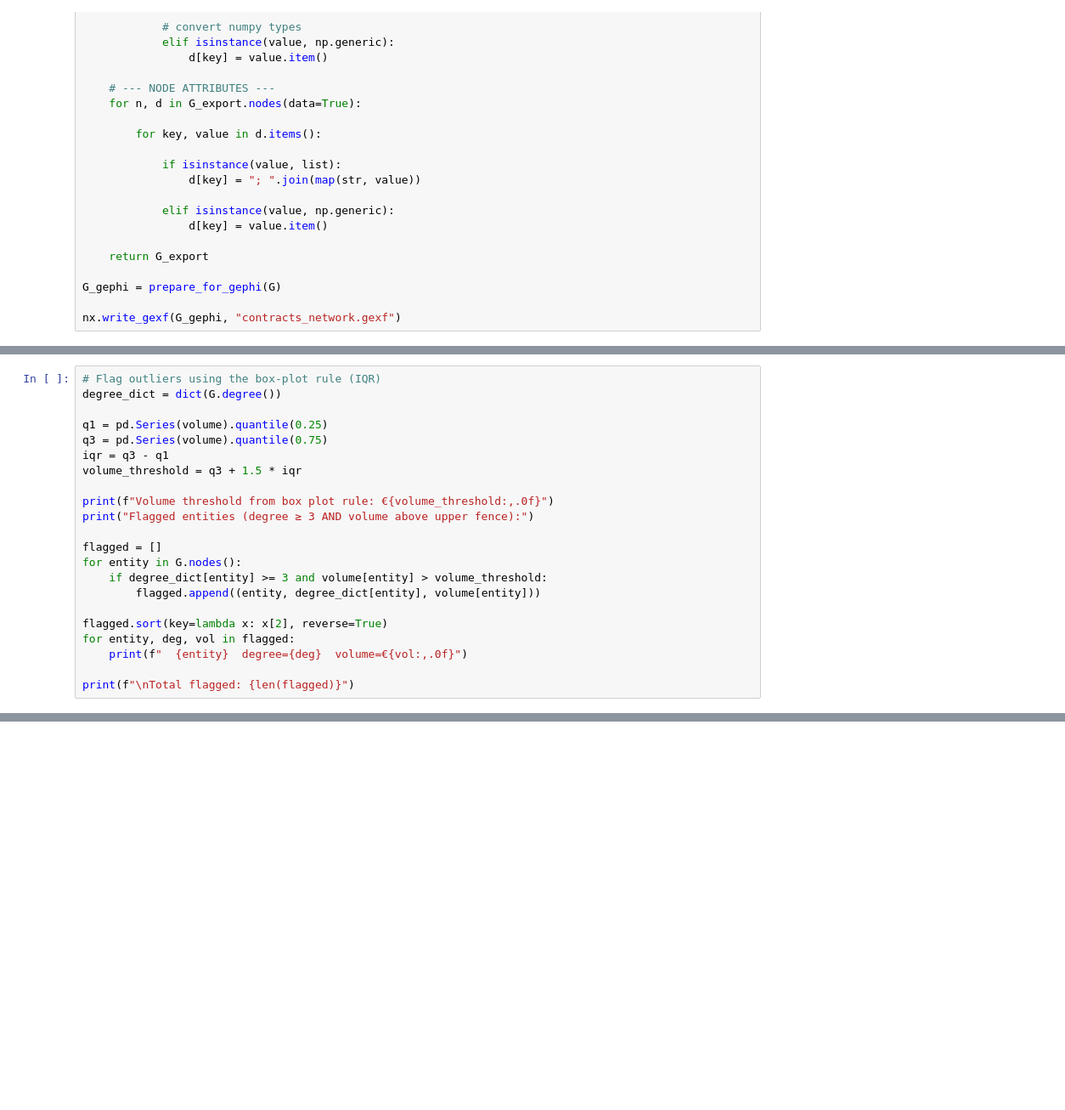
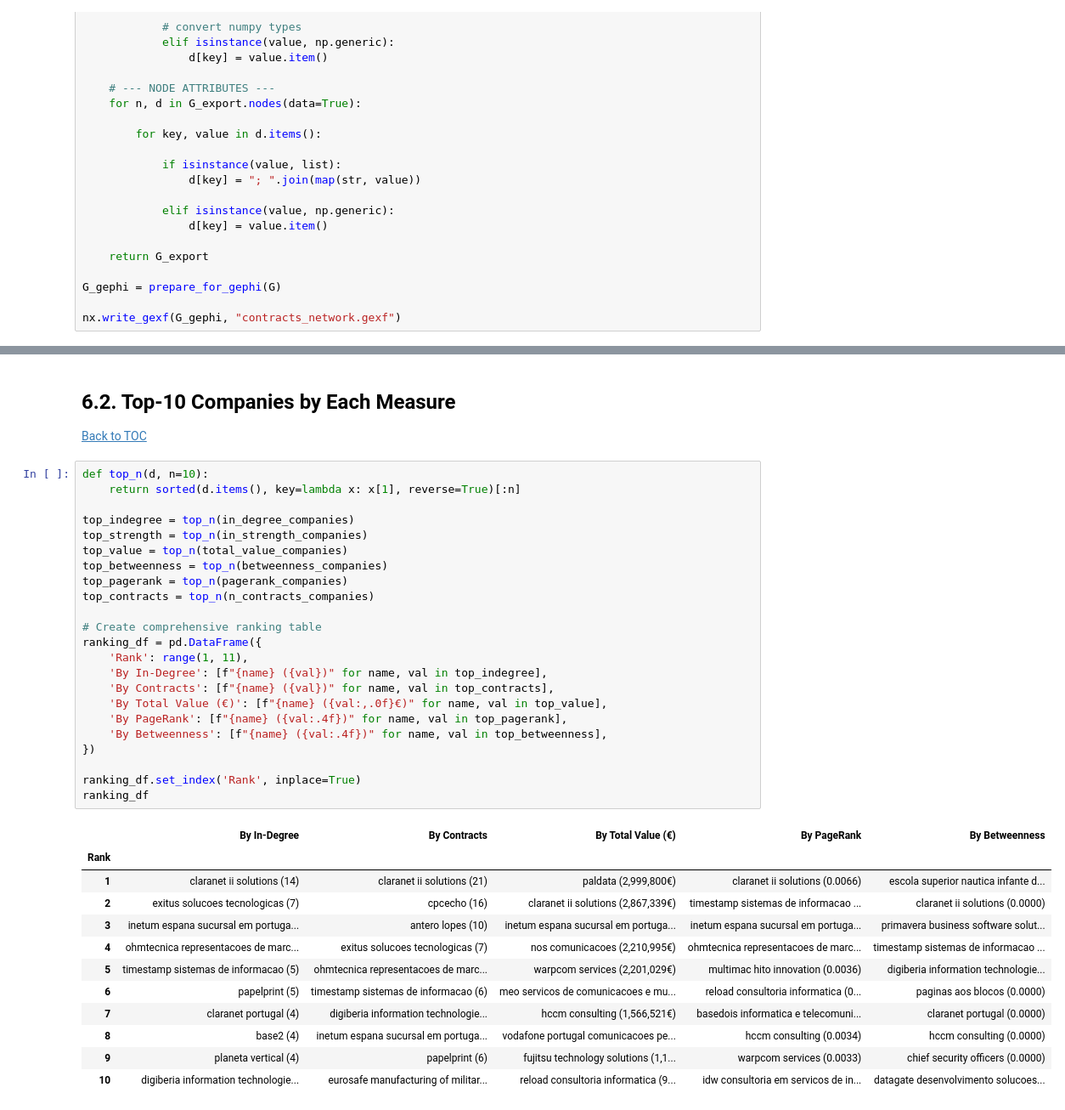
Before and after one commit to beatrizmarques2005/network-analysis, a Jupyter notebook: project/notebooks/02_network.ipynb, the cells around one changed output, grey strips where cells are left out. Shown at 85% size. Cells and saved outputs as stored; diff of their text form; blank space fills up the shorter version.

```diff
--- a/project/notebooks/02_network.ipynb
+++ b/project/notebooks/02_network.ipynb
@@ -2167,22 +363,0 @@ log10(volume) = 1.0157 + 1.0094 * log10(degree)
-# %%
-# Flag outliers using the box-plot rule (IQR)
-degree_dict = dict(G.degree())
-
-q1 = pd.Series(volume).quantile(0.25)
-q3 = pd.Series(volume).quantile(0.75)
-iqr = q3 - q1
-volume_threshold = q3 + 1.5 * iqr
-
-print(f"Volume threshold from box plot rule: €{volume_threshold:,.0f}")
-print("Flagged entities (degree ≥ 3 AND volume above upper fence):")
-
-flagged = []
-for entity in G.nodes():
-    if degree_dict[entity] >= 3 and volume[entity] > volume_threshold:
-        flagged.append((entity, degree_dict[entity], volume[entity]))
-
-flagged.sort(key=lambda x: x[2], reverse=True)
-for entity, deg, vol in flagged:
-    print(f"  {entity}  degree={deg}  volume=€{vol:,.0f}")
-
-print(f"\nTotal flagged: {len(flagged)}")
@@ -2521,0 +1624,40 @@ TypeError: cannot unpack non-iterable int object
+# %% [markdown]
+## <font size=5>**6.2. Top-10 Companies by Each Measure**</font> <a class="anchor" id="6.2"></a>
+
+[Back to TOC](#toc)
+# %%
+def top_n(d, n=10):
+    return sorted(d.items(), key=lambda x: x[1], reverse=True)[:n]
+
+top_indegree = top_n(in_degree_companies)
+top_strength = top_n(in_strength_companies)
+top_value = top_n(total_value_companies)
+top_betweenness = top_n(betweenness_companies)
+top_pagerank = top_n(pagerank_companies)
+top_contracts = top_n(n_contracts_companies)
+
+# Create comprehensive ranking table
+ranking_df = pd.DataFrame({
+    'Rank': range(1, 11),
+    'By In-Degree': [f"{name} ({val})" for name, val in top_indegree],
+    'By Contracts': [f"{name} ({val})" for name, val in top_contracts],
+    'By Total Value (€)': [f"{name} ({val:,.0f}€)" for name, val in top_value],
+    'By PageRank': [f"{name} ({val:.4f})" for name, val in top_pagerank],
+    'By Betweenness': [f"{name} ({val:.4f})" for name, val in top_betweenness],
+})
+
+ranking_df.set_index('Rank', inplace=True)
+ranking_df
+# %% [output]
+|  | By In-Degree | By Contracts | By Total Value (€) | By PageRank | By Betweenness |
+| Rank |  |  |  |  |  |
+| 1 | claranet ii solutions (14) | claranet ii solutions (21) | paldata (2,999,800€) | claranet ii solutions (0.0066) | escola superior nautica infante d... |
+| 2 | exitus solucoes tecnologicas (7) | cpcecho (16) | claranet ii solutions (2,867,339€) | timestamp sistemas de informacao ... | claranet ii solutions (0.0000) |
+| 3 | inetum espana sucursal em portuga... | antero lopes (10) | inetum espana sucursal em portuga... | inetum espana sucursal em portuga... | primavera business software solut... |
+| 4 | ohmtecnica representacoes de marc... | exitus solucoes tecnologicas (7) | nos comunicacoes (2,210,995€) | ohmtecnica representacoes de marc... | timestamp sistemas de informacao ... |
+| 5 | timestamp sistemas de informacao (5) | ohmtecnica representacoes de marc... | warpcom services (2,201,029€) | multimac hito innovation (0.0036) | digiberia information technologie... |
+| 6 | papelprint (5) | timestamp sistemas de informacao (6) | meo servicos de comunicacoes e mu... | reload consultoria informatica (0... | paginas aos blocos (0.0000) |
+| 7 | claranet portugal (4) | digiberia information technologie... | hccm consulting (1,566,521€) | basedois informatica e telecomuni... | claranet portugal (0.0000) |
+| 8 | base2 (4) | inetum espana sucursal em portuga... | vodafone portugal comunicacoes pe... | hccm consulting (0.0034) | hccm consulting (0.0000) |
+| 9 | planeta vertical (4) | papelprint (6) | fujitsu technology solutions (1,1... | warpcom services (0.0033) | chief security officers (0.0000) |
+| 10 | digiberia information technologie... | eurosafe manufacturing of militar... | reload consultoria informatica (9... | idw consultoria em servicos de in... | datagate desenvolvimento solucoes... |
```
Also changed, not shown: parts of 119 cells of this notebook, 8 other files.
